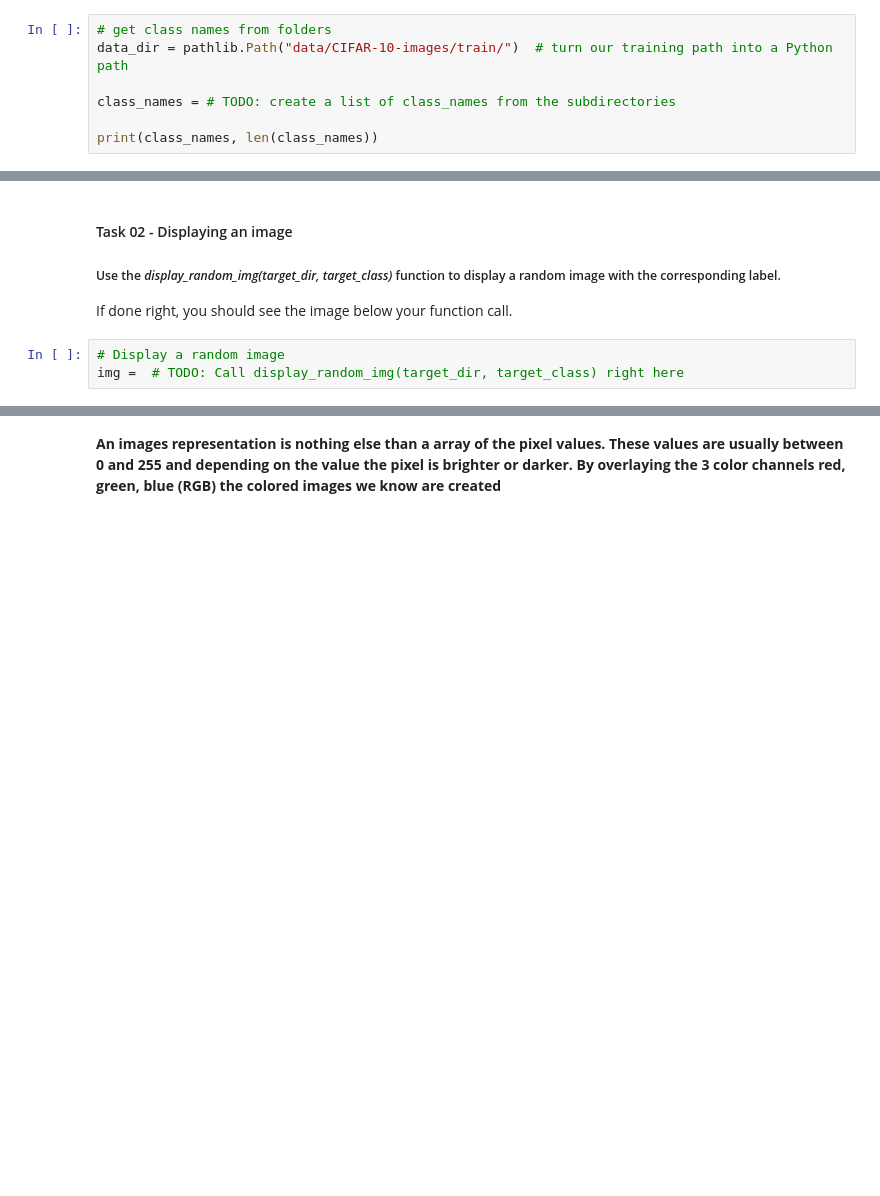
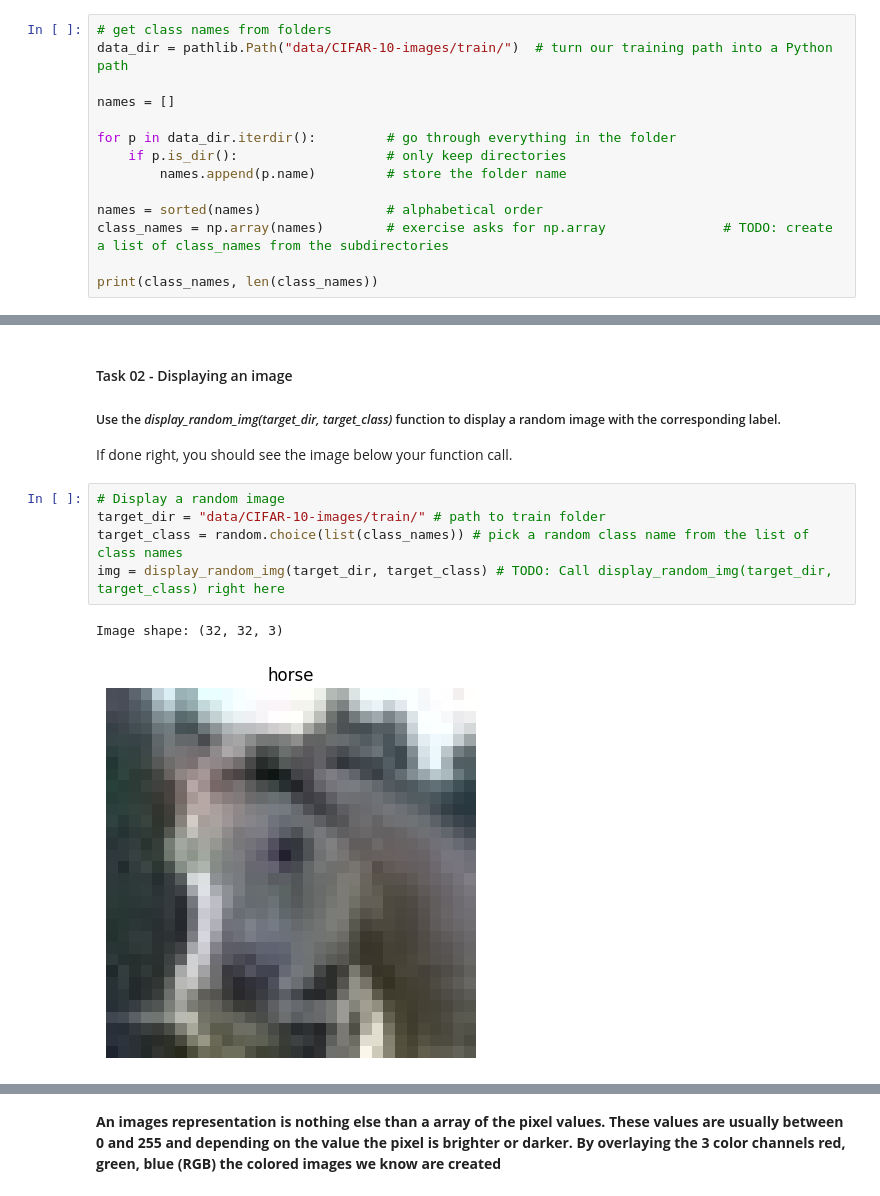
Before and after one commit to tiltedtortoise/Task2_MachineLearning, a Jupyter notebook: Exercise_2_cifar.ipynb, the cells around one changed output, grey strips where cells are left out. Drawn from its saved outputs; the diff is of its cells as text; blank space fills up the shorter version.

```diff
--- a/Exercise_2_cifar.ipynb
+++ b/Exercise_2_cifar.ipynb
@@ -79,7 +79,14 @@ The output should look something like this:
 # get class names from folders
 data_dir = pathlib.Path("data/CIFAR-10-images/train/")  # turn our training path into a Python path
 
-class_names = # TODO: create a list of class_names from the subdirectories
+names = []
+
+for p in data_dir.iterdir():         # go through everything in the folder
+    if p.is_dir():                   # only keep directories
+        names.append(p.name)         # store the folder name
+
+names = sorted(names)                # alphabetical order
+class_names = np.array(names)        # exercise asks for np.array               # TODO: create a list of class_names from the subdirectories
 
 print(class_names, len(class_names))
 # %% [output]
@@ -140,7 +163,12 @@ def display_random_img(target_dir, target_class):
 If done right, you should see the image below your function call.
 # %%
 # Display a random image
-img =  # TODO: Call display_random_img(target_dir, target_class) right here
+target_dir = "data/CIFAR-10-images/train/" # path to train folder
+target_class = random.choice(list(class_names)) # pick a random class name from the list of class names
+img = display_random_img(target_dir, target_class) # TODO: Call display_random_img(target_dir, target_class) right here
+# %% [output]
+Image shape: (32, 32, 3)
+[figure, added]
 # %%
 # Display multiple images from the data set
 plt.figure(figsize=(8, 7))
```
Also changed, not shown: parts of 9 cells of this notebook.
